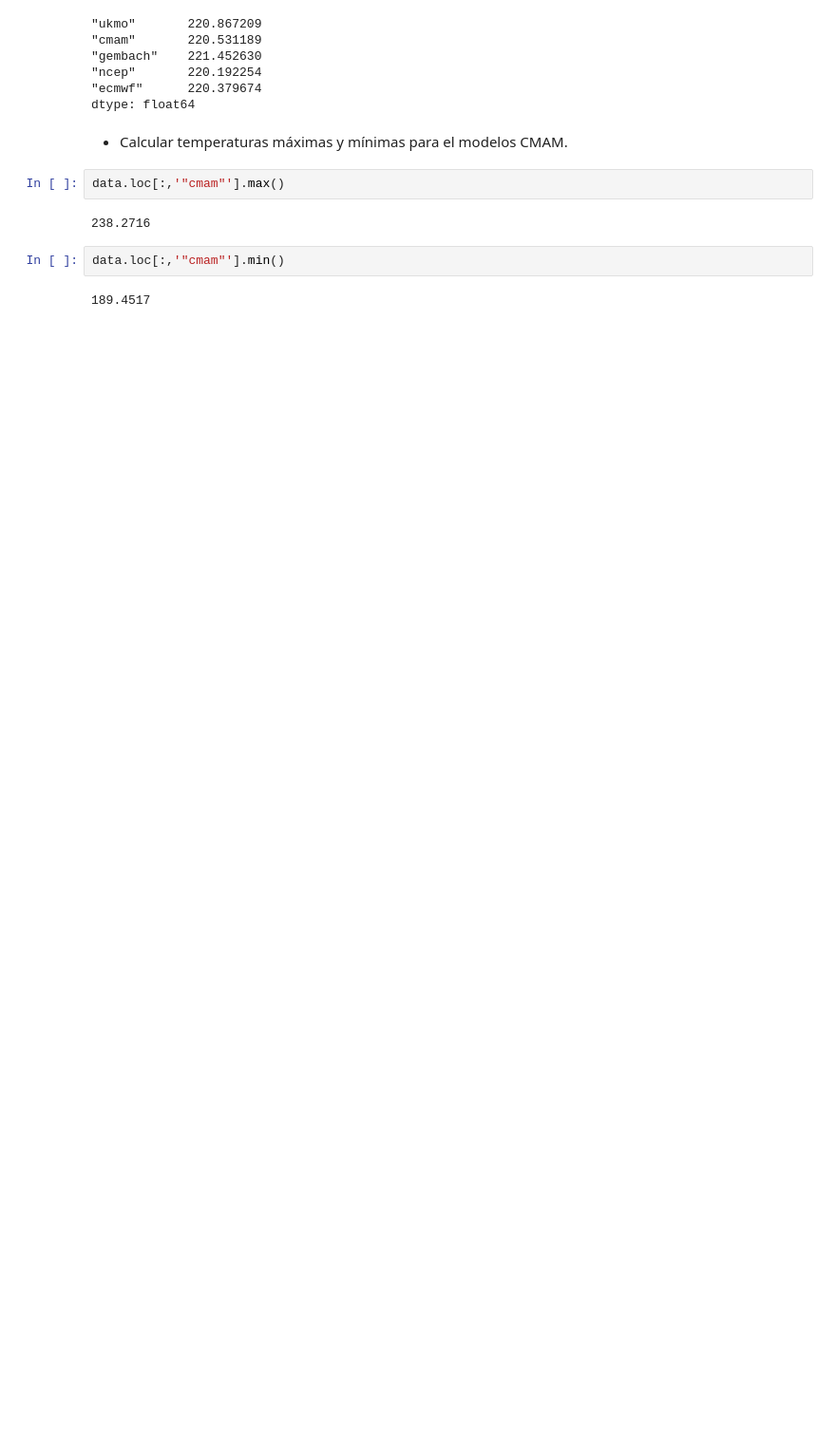
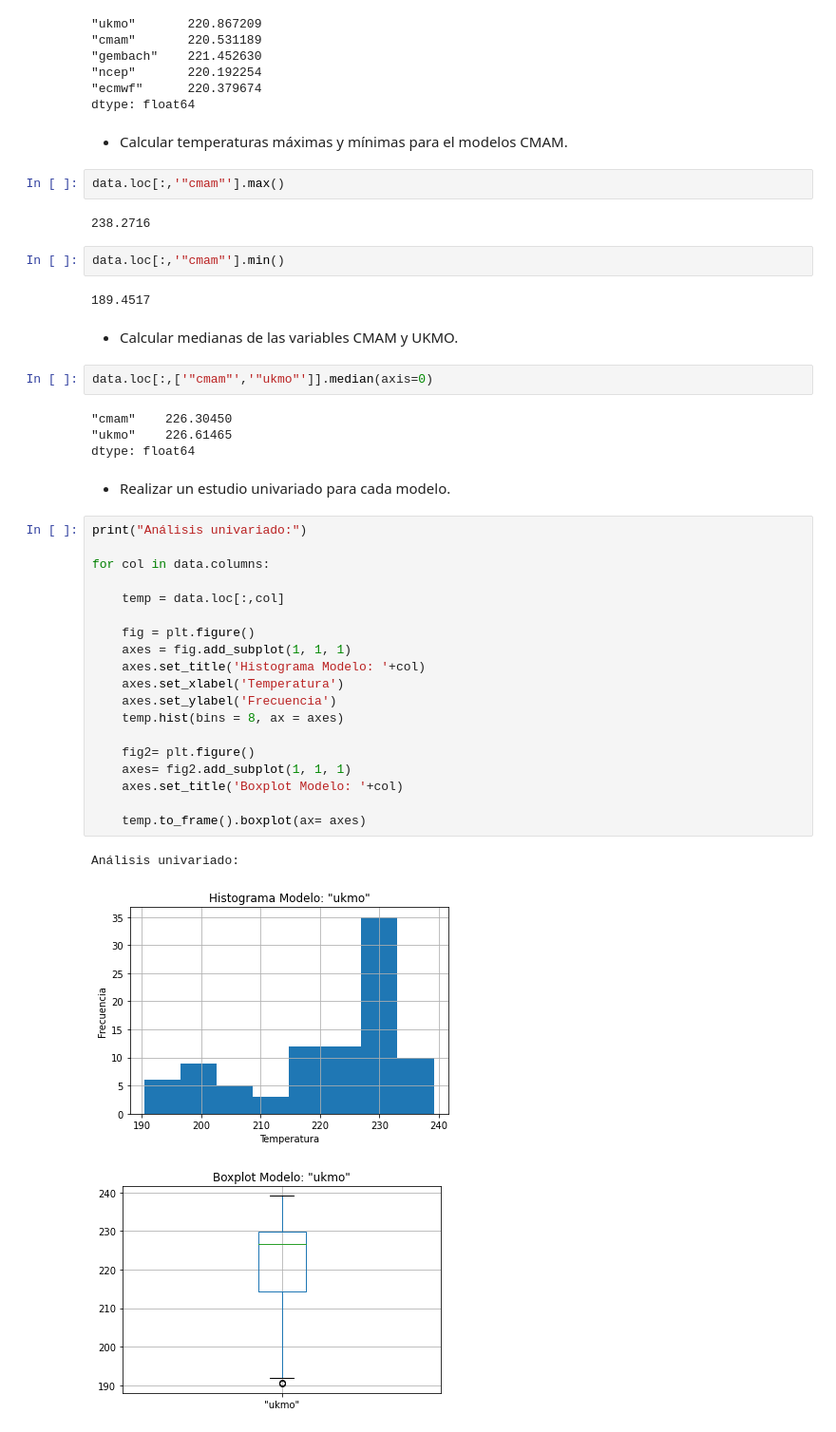
Before and after one commit to eugeniafontecha/UnivariateAnalysis, a Jupyter notebook: UnivariateAnalysis.ipynb, the cells around one changed output. Shown: that part at 95% size. Drawn from its saved outputs; the diff is of its cells as text; blank space fills up the shorter version.

```diff
--- a/UnivariateAnalysis.ipynb
+++ b/UnivariateAnalysis.ipynb
@@ -97,3 +94,36 @@ data.loc[:,'"cmam"'].max()
 data.loc[:,'"cmam"'].min()
 # %% [output]
 189.4517
+# %% [markdown]
+* Calcular medianas de las variables CMAM y UKMO.
+# %%
+data.loc[:,['"cmam"','"ukmo"']].median(axis=0)
+# %% [output]
+"cmam"    226.30450
+"ukmo"    226.61465
+dtype: float64
+# %% [markdown]
+* Realizar un estudio univariado para cada modelo.
+# %%
+print("Análisis univariado:")
+
+for col in data.columns:
+
+    temp = data.loc[:,col]
+
+    fig = plt.figure()
+    axes = fig.add_subplot(1, 1, 1)
+    axes.set_title('Histograma Modelo: '+col)
+    axes.set_xlabel('Temperatura')
+    axes.set_ylabel('Frecuencia')
+    temp.hist(bins = 8, ax = axes)
+
+    fig2= plt.figure()
+    axes= fig2.add_subplot(1, 1, 1)
+    axes.set_title('Boxplot Modelo: '+col)
+
+    temp.to_frame().boxplot(ax= axes)
+# %% [output]
+Análisis univariado:
+[figure, added]
+[figure, added]
```
Also changed, not shown: parts of 4 cells of this notebook.
